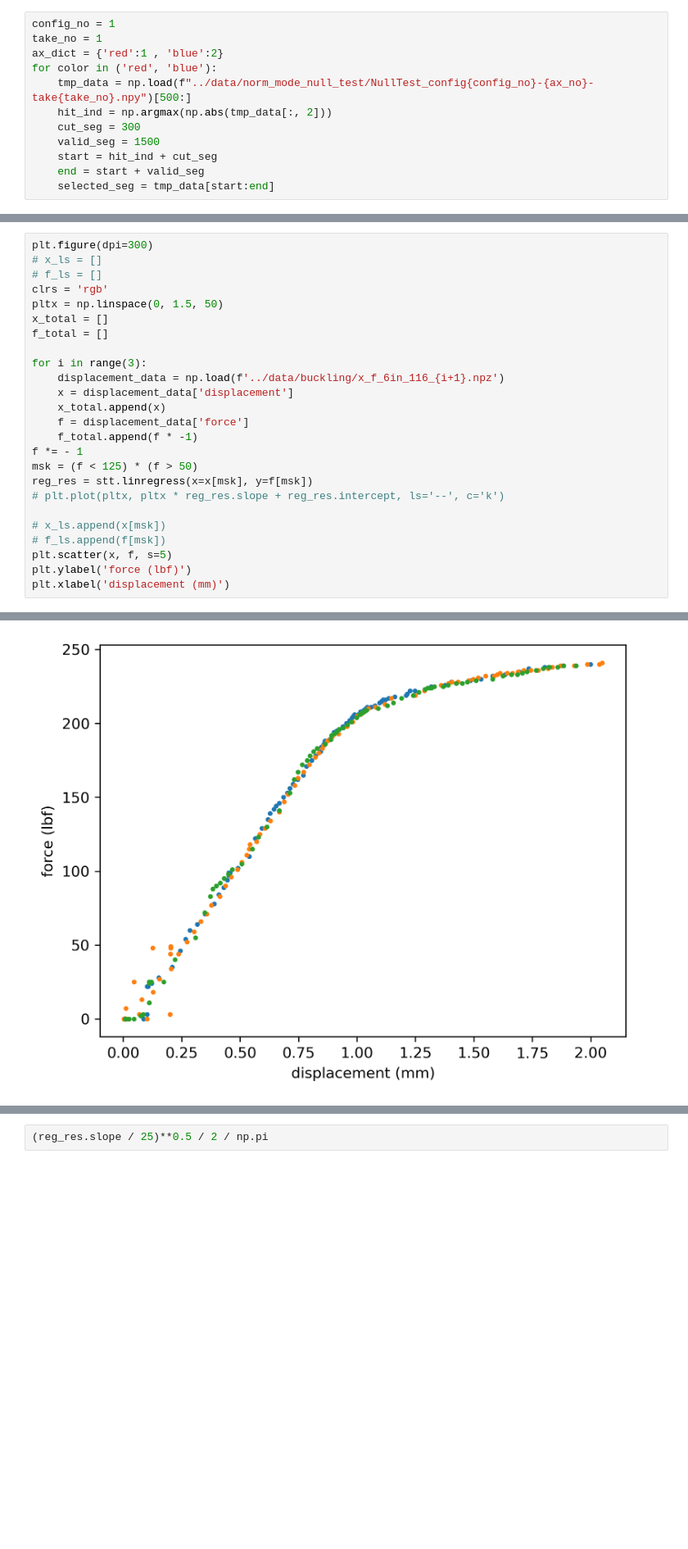
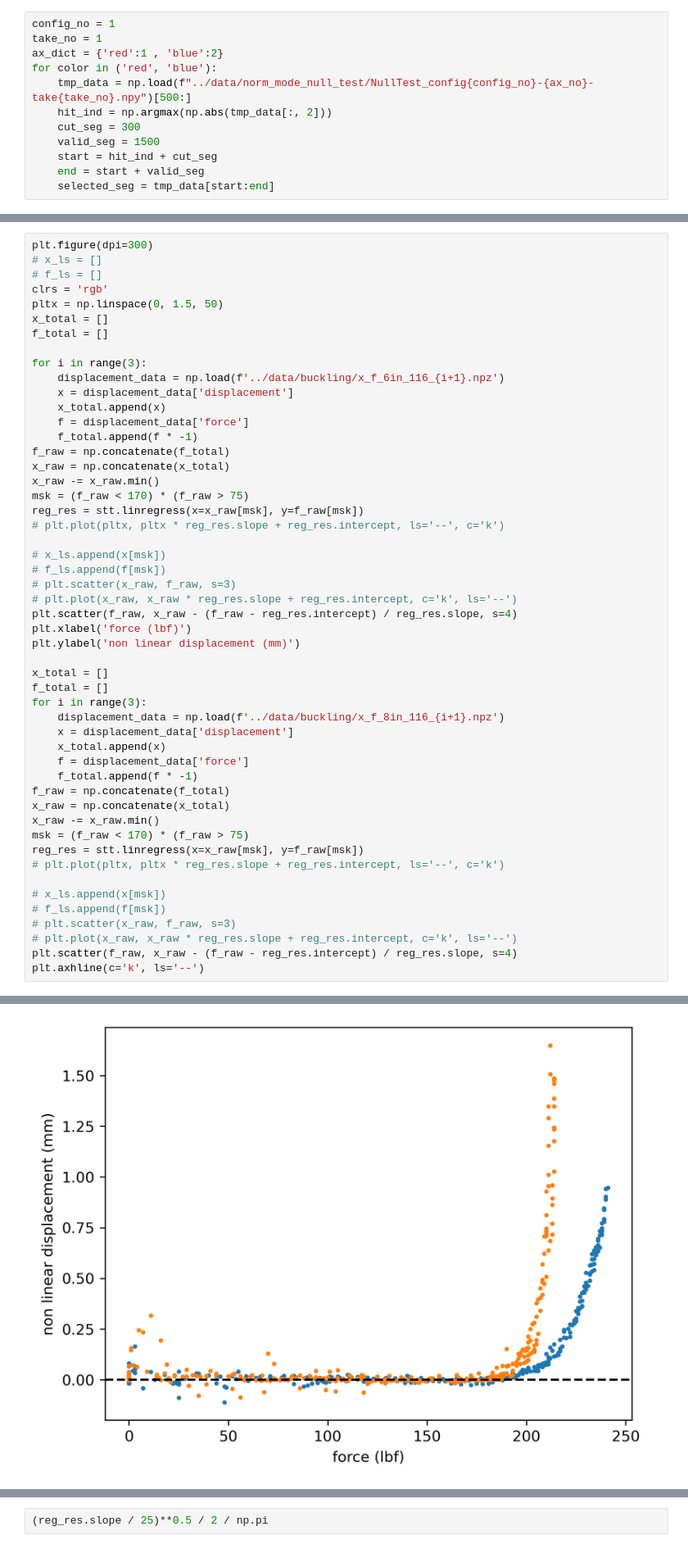
Before and after one commit to liuyiqiandrew/flexure_exp_proj, a Jupyter notebook: analysis/analysis.ipynb, the cells around one changed output, grey strips where cells are left out. Shown at 82% size. Saved outputs shown, nothing was run; the diff lists cells and outputs as text; blank space fills up the shorter version.

Commit message:
buckling analysis room temp

```diff
--- a/analysis/analysis.ipynb
+++ b/analysis/analysis.ipynb
@@ -340,14 +340,40 @@ for i in range(3):
     x_total.append(x)
     f = displacement_data['force']
     f_total.append(f * -1)
-f *= - 1
-msk = (f < 125) * (f > 50)
-reg_res = stt.linregress(x=x[msk], y=f[msk])
+f_raw = np.concatenate(f_total)
+x_raw = np.concatenate(x_total)
+x_raw -= x_raw.min()
+msk = (f_raw < 170) * (f_raw > 75)
+reg_res = stt.linregress(x=x_raw[msk], y=f_raw[msk])
 # plt.plot(pltx, pltx * reg_res.slope + reg_res.intercept, ls='--', c='k')
 
 # x_ls.append(x[msk])
 # f_ls.append(f[msk])
-plt.scatter(x, f, s=5)
-plt.ylabel('force (lbf)')
-plt.xlabel('displacement (mm)')
+# plt.scatter(x_raw, f_raw, s=3)
+# plt.plot(x_raw, x_raw * reg_res.slope + reg_res.intercept, c='k', ls='--')
+plt.scatter(f_raw, x_raw - (f_raw - reg_res.intercept) / reg_res.slope, s=4)
+plt.xlabel('force (lbf)')
+plt.ylabel('non linear displacement (mm)')
+
+x_total = []
+f_total = []
+for i in range(3):
+    displacement_data = np.load(f'../data/buckling/x_f_8in_116_{i+1}.npz')
+    x = displacement_data['displacement']
+    x_total.append(x)
+    f = displacement_data['force']
+    f_total.append(f * -1)
+f_raw = np.concatenate(f_total)
+x_raw = np.concatenate(x_total)
+x_raw -= x_raw.min()
+msk = (f_raw < 170) * (f_raw > 75)
+reg_res = stt.linregress(x=x_raw[msk], y=f_raw[msk])
+# plt.plot(pltx, pltx * reg_res.slope + reg_res.intercept, ls='--', c='k')
+
+# x_ls.append(x[msk])
+# f_ls.append(f[msk])
+# plt.scatter(x_raw, f_raw, s=3)
+# plt.plot(x_raw, x_raw * reg_res.slope + reg_res.intercept, c='k', ls='--')
+plt.scatter(f_raw, x_raw - (f_raw - reg_res.intercept) / reg_res.slope, s=4)
+plt.axhline(c='k', ls='--')
 # %% [output]
@@ -354 +381 @@ plt.xlabel('displacement (mm)')
-[figure, old version]
+[figure, new version]
```
Also changed, not shown: parts of 3 cells of this notebook.
